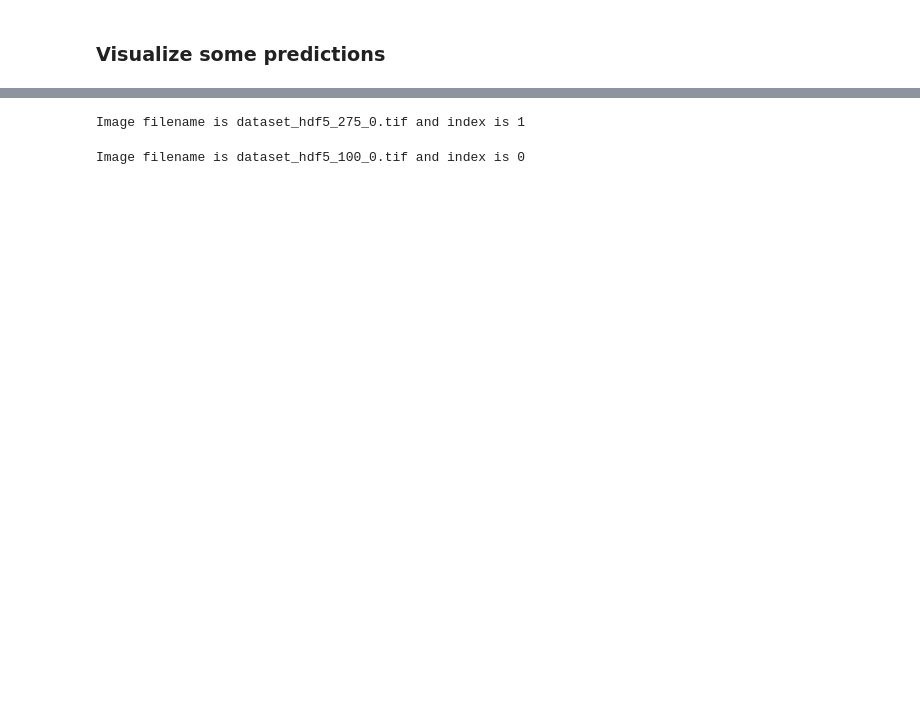
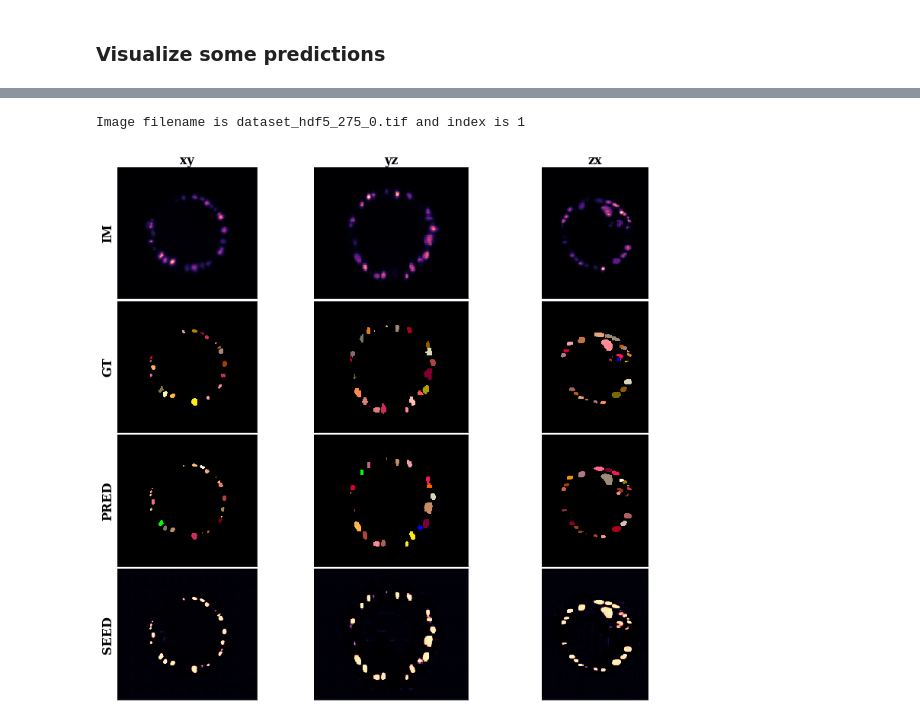
Before and after one commit to juglab/EmbedSeg, a Jupyter notebook: examples/3d/Platynereis-Nuclei-CBG/03-predict.ipynb, the cells around one changed output, grey strips where cells are left out. Cells and saved outputs as stored; diff of their text form; code cells hidden in the pictures; blank space fills up the shorter version.

```diff
--- a/examples/3d/Platynereis-Nuclei-CBG/03-predict.ipynb
+++ b/examples/3d/Platynereis-Nuclei-CBG/03-predict.ipynb
@@ -52,30 +45,30 @@ In the cell after this one, a `test_configs` dictionary is generated from the pa
 #         foreground_weight = float(data['foreground_weight'])
 #         n_z, n_y, n_x = int(data['n_z']),int(data['n_y']), int(data['n_x'])
 #         pixel_size_z_microns, pixel_size_y_microns, pixel_size_x_microns = float(data['pixel_size_z_microns']), float(data['pixel_size_y_microns']), float(data['pixel_size_x_microns'])
-#         mask_start_x, mask_start_y, mask_start_z = int(data['mask_start_x']), int(data['mask_start_y']), int(data['mask_start_z'])
-#         mask_end_x, mask_end_y, mask_end_z = int(data['mask_end_x']), int(data['mask_end_y']), int(data['mask_end_z'])
-#         avg_background_intensity = float(data['avg_background_intensity'])
-
 # if os.path.isfile('normalization.json'):
-#     with open('normalization.json') as json_file:
+#     with open(os.path.join('normalization.json') as json_file:
 #         data = json.load(json_file)
 #         norm = data['norm']
 
+
+
 # use the following for the pretrained model weights
-checkpoint_path = os.path.join('../../../pretrained_models', project_name, 'best_iou_model.pth')
-if os.path.isfile(os.path.join('../../../pretrained_models', project_name,'data_properties.json')):
-    with open(os.path.join('../../../pretrained_models', project_name, 'data_properties.json')) as json_file:
+torch.hub.download_url_to_file(url = 'https://owncloud.mpi-cbg.de/index.php/s/V5QCen77zByUyMM/download',
+                               dst = 'pretrained_model', progress=True)
+import zipfile
+with zipfile.ZipFile('pretrained_model', 'r') as zip_ref:
+    zip_ref.extractall('')
+checkpoint_path = os.path.join(project_name+'-'+'demo', 'best_iou_model.pth')
+if os.path.isfile(os.path.join(project_name+'-'+'demo','data_properties.json')):
+    with open(os.path.join(project_name+'-'+'demo', 'data_properties.json')) as json_file:
         data = json.load(json_file)
-        one_hot = data['one_hot']
         data_type = data['data_type']
         min_object_size = int(data['min_object_size'])
-        foreground_weight = float(data['foreground_weight'])
-        n_z, n_y, n_x = int(data['n_z']),int(data['n_y']), int(data['n_x'])
+        n_z, n_y, n_x = int(data['n_z']), int(data['n_y']), int(data['n_x'])
         pixel_size_z_microns, pixel_size_y_microns, pixel_size_x_microns = float(data['pixel_size_z_microns']), float(data['pixel_size_y_microns']), float(data['pixel_size_x_microns'])
-        avg_background_intensity = float(data['avg_background_intensity'])
 
-if os.path.isfile(os.path.join('../../../pretrained_models', project_name,'normalization.json')):
-    with open(os.path.join('../../../pretrained_models', project_name, 'normalization.json')) as json_file:
+if os.path.isfile(os.path.join(project_name+'-'+'demo','normalization.json')):
+    with open(os.path.join(project_name+'-'+'demo', 'normalization.json')) as json_file:
         data = json.load(json_file)
         norm = data['norm']
 # %% [markdown]
@@ -152,36 +142,16 @@ Here, we use the `itkwidgets` to first display any one of the evaluation images
 # %%
-if(save_images):
-    prediction_file_names = sorted(glob(os.path.join(save_dir,'predictions','*.tif')))
-    ground_truth_file_names = sorted(glob(os.path.join(save_dir,'ground-truth','*.tif')))
-    image_file_names = sorted(glob(os.path.join(save_dir, 'images','*.tif')))
+prediction_file_names = sorted(glob(os.path.join(save_dir,'predictions','*.tif')))
+ground_truth_file_names = sorted(glob(os.path.join(save_dir,'ground-truth','*.tif')))
+image_file_names = sorted(glob(os.path.join(data_dir, project_name, 'test', 'images','*.tif')))
+seed_file_names = sorted(glob(os.path.join(save_dir, 'seeds','*.tif')))
-# %%
-index = 1
-print("Image filename is {} and index is {}".format(os.path.basename(image_file_names[index]), index))
-
-image = normalization_factor*tifffile.imread(image_file_names[index])
-prediction = tifffile.imread(prediction_file_names[index])
-
-image_itk =itk.GetImageFromArray(image)
-image_itk.SetSpacing([pixel_size_x_microns, pixel_size_y_microns, pixel_size_z_microns])
-prediction_itk =itk.GetImageFromArray(prediction)
-prediction_itk.SetSpacing([pixel_size_x_microns, pixel_size_y_microns, pixel_size_z_microns])
-viewer = view(label_image = prediction_itk, background=(192, 192, 192))
-embed_minimal_html('export_'+str(index).zfill(2)+'.html', views=viewer, title='Widgets export')
-# %% [output]
-Image filename is dataset_hdf5_275_0.tif and index is 1
-# %%
-index = 0
-print("Image filename is {} and index is {}".format(os.path.basename(image_file_names[index]), index))
-
-
-image = normalization_factor*tifffile.imread(image_file_names[index])
-prediction = tifffile.imread(prediction_file_names[index])
-
-image_itk =itk.GetImageFromArray(image)
-image_itk.SetSpacing([pixel_size_x_microns, pixel_size_y_microns, pixel_size_z_microns])
-prediction_itk =itk.GetImageFromArray(prediction)
-prediction_itk.SetSpacing([pixel_size_x_microns, pixel_size_y_microns, pixel_size_z_microns])
-viewer = view(label_image = prediction_itk, background=(192, 192, 192))
-embed_minimal_html('export_'+str(index).zfill(2)+'.html', views=viewer, title='Widgets export')
-# %% [output]
-Image filename is dataset_hdf5_100_0.tif and index is 0
+# %%
+new_cmp= np.load('../../../cmaps/cmap_60.npy')
+new_cmp = ListedColormap(new_cmp)
+# %%
+index = 1
+print("Image filename is {} and index is {}".format(os.path.basename(image_file_names[index]), index))
+
+visualize_3d(image_file_names[index], ground_truth_file_names[index], prediction_file_names[index], seed_file_names[index], new_cmp, anisotropy=pixel_size_z_microns/pixel_size_x_microns)
+# %% [output]
+Image filename is dataset_hdf5_275_0.tif and index is 1
+[figure, added]
```
Also changed, not shown: parts of 12 cells of this notebook, 1 other file.
